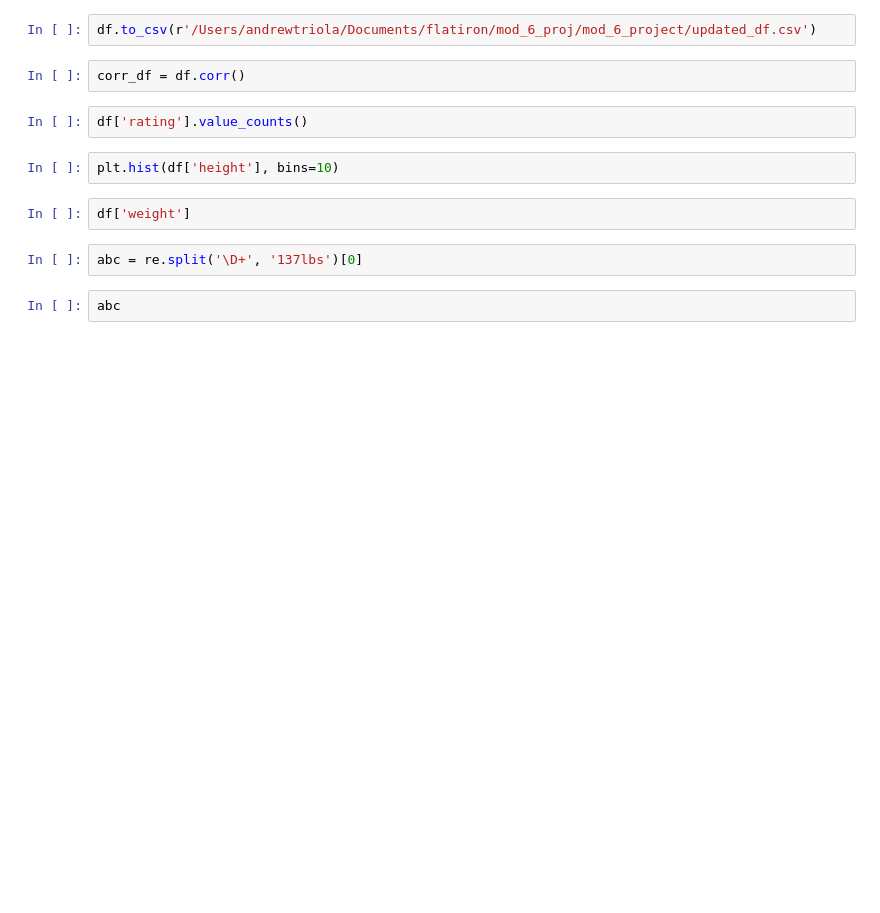
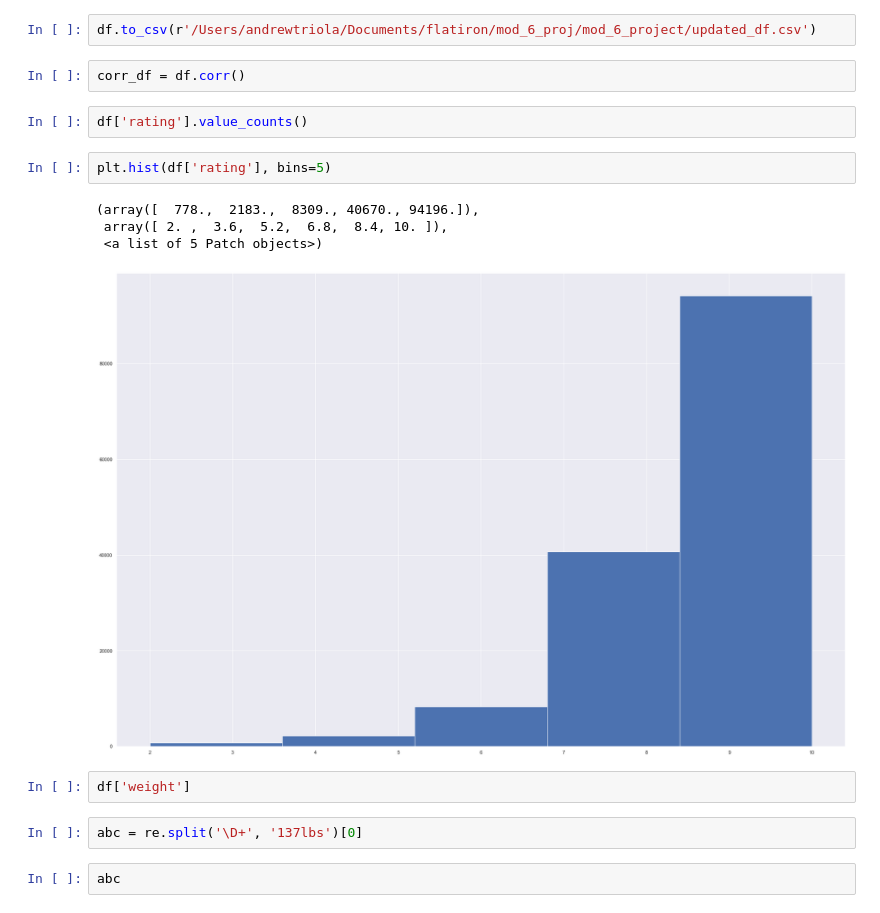
Before and after one commit to FatmaBenYedder/Recommend_The_Runway, a Jupyter notebook: rtr.ipynb, the cells around one changed output. Cells and saved outputs as stored; diff of their text form; blank space fills up the shorter version.

```diff
--- a/rtr.ipynb
+++ b/rtr.ipynb
@@ -141,7 +141,12 @@ corr_df = df.corr()
 # %%
 df['rating'].value_counts()
 # %%
-plt.hist(df['height'], bins=10)
+plt.hist(df['rating'], bins=5)
+# %% [output]
+(array([  778.,  2183.,  8309., 40670., 94196.]),
+ array([ 2. ,  3.6,  5.2,  6.8,  8.4, 10. ]),
+ <a list of 5 Patch objects>)
+[figure, added]
 # %%
 df['weight']
 # %%
```
Also changed, not shown: parts of 83 cells of this notebook, 5 other files.
